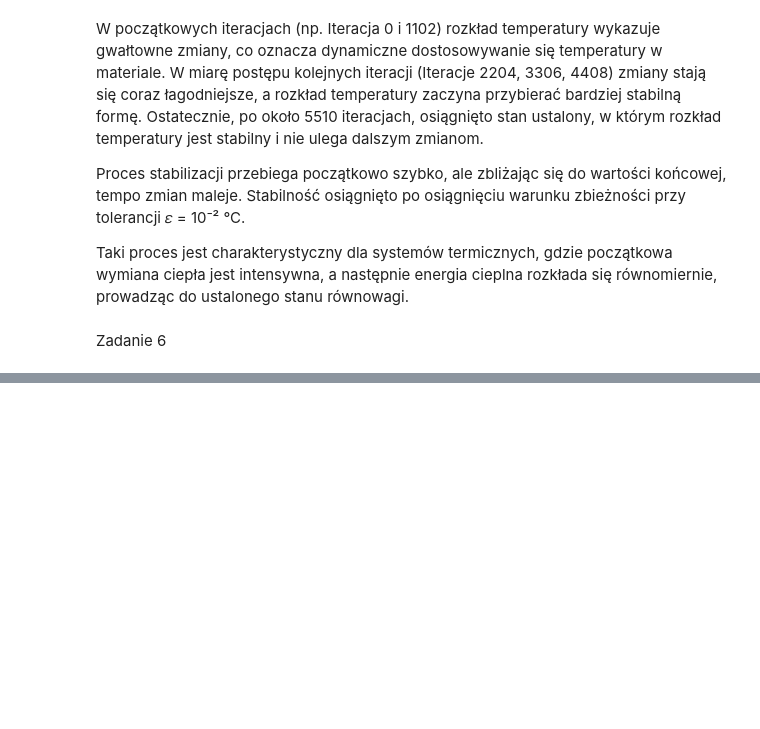
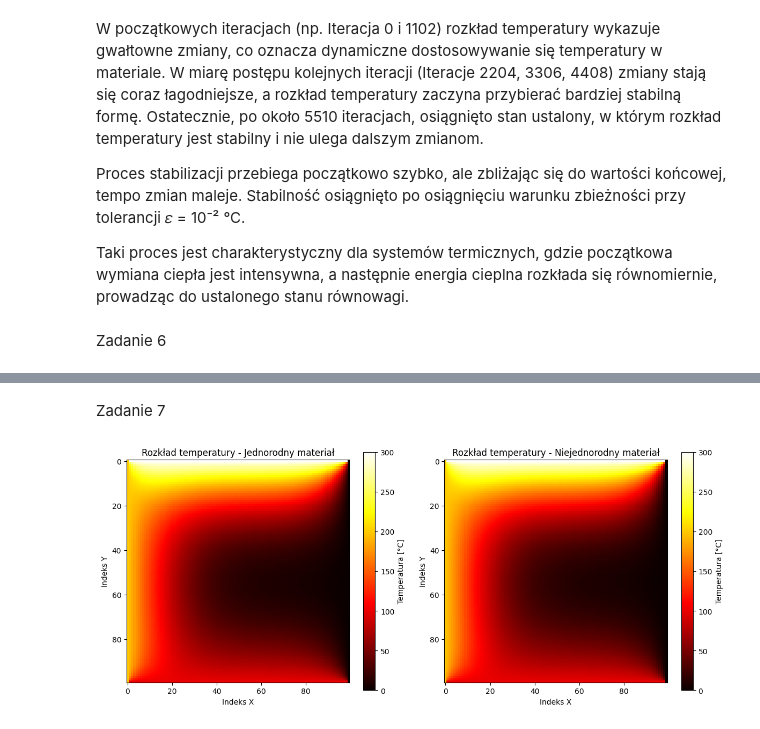
Before and after one commit to mareksigmund/Rozwi-zywanie-zada--odwrotnych, a Jupyter notebook: LAB_2/Lab_2.ipynb, the cells around one changed output, grey strips where cells are left out. Cells and saved outputs as stored; diff of their text form; code cells hidden in the pictures; blank space fills up the shorter version.

```diff
--- a/LAB_2/Lab_2.ipynb
+++ b/LAB_2/Lab_2.ipynb
@@ -820,0 +896,46 @@ Zadanie 6
+# %% [markdown]
+Zadanie 7
+# %%
+import numpy as np
+import matplotlib.pyplot as plt
+
+# Parametry symulacji
+Nx, Ny = 100, 100  # Rozmiar siatki
+TU, TD, TL, TR = 300, 100, 200, 0  # Warunki brzegowe
+max_iter = 1000  # Maksymalna liczba iteracji
+tolerance = 0.001  # Kryterium zbieżności
+
+# Definiowanie jednorodnej i niejednorodnej przewodności cieplnej
+k_homogeneous = np.ones((Ny, Nx)) * 0.2  # Stała przewodność cieplna
+
+k_heterogeneous = np.ones((Ny, Nx))
+k_heterogeneous[:, :Nx//2] = 0.2  # Lewa połowa siatki ma k1
+k_heterogeneous[:, Nx//2:] = 0.12  # Prawa połowa siatki ma k2
+
+# Obliczenie temperatury dla jednorodnego materiału
+temperatures_homogeneous = simulate_heat_transfer_nonhomogeneous2D(Nx, Ny, TU, TD, TL, TR, k_homogeneous, max_iter, tolerance)
+
+# Obliczenie temperatury dla niejednorodnego materiału
+temperatures_heterogeneous = simulate_heat_transfer_nonhomogeneous2D(Nx, Ny, TU, TD, TL, TR, k_heterogeneous, max_iter, tolerance)
+
+# Wizualizacja porównawcza rozkładów temperatury
+fig, axes = plt.subplots(1, 2, figsize=(12, 5))
+
+# Jednorodny przypadek
+im1 = axes[0].imshow(temperatures_homogeneous, cmap='hot', interpolation='nearest')
+axes[0].set_title("Rozkład temperatury - Jednorodny materiał")
+axes[0].set_xlabel("Indeks X")
+axes[0].set_ylabel("Indeks Y")
+plt.colorbar(im1, ax=axes[0], label="Temperatura [°C]")
+
+# Niejednorodny przypadek
+im2 = axes[1].imshow(temperatures_heterogeneous, cmap='hot', interpolation='nearest')
+axes[1].set_title("Rozkład temperatury - Niejednorodny materiał")
+axes[1].set_xlabel("Indeks X")
+axes[1].set_ylabel("Indeks Y")
+plt.colorbar(im2, ax=axes[1], label="Temperatura [°C]")
+
+plt.tight_layout()
+plt.show()
+# %% [output]
+[figure, added]
```
Also changed, not shown: parts of 18 cells of this notebook, 1 other file.
